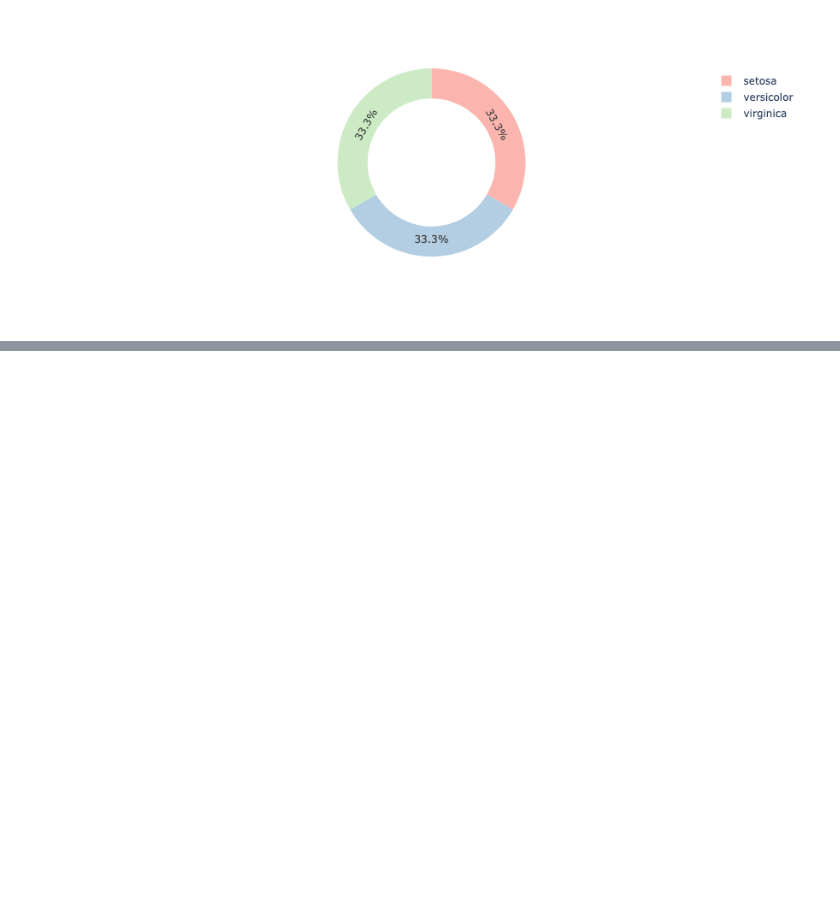
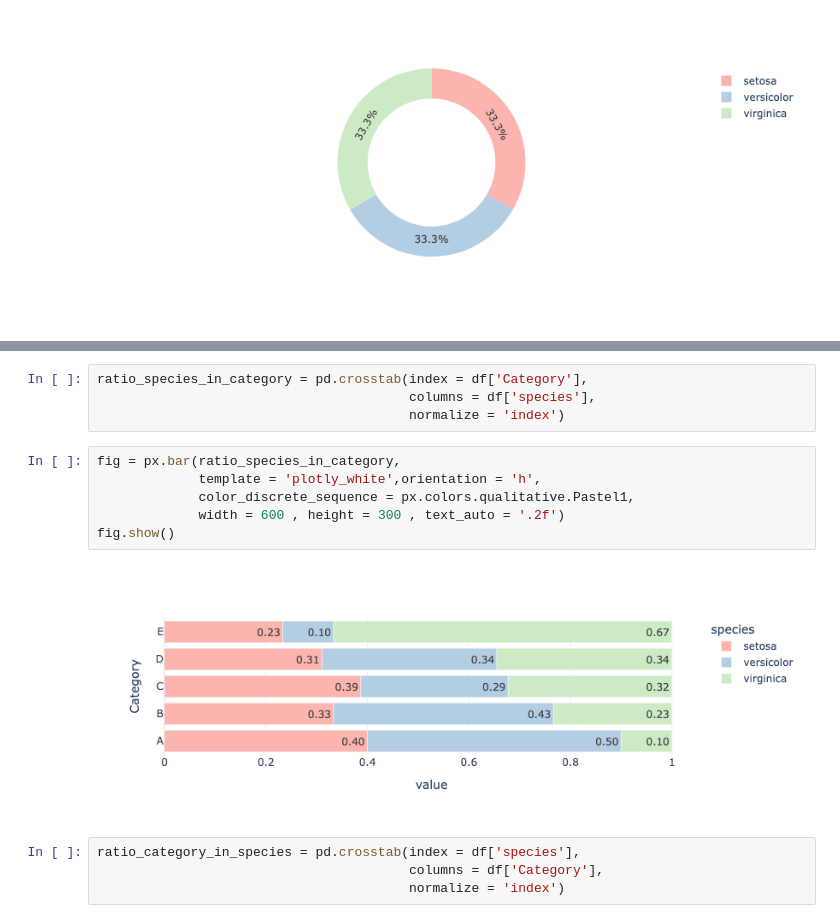
Before and after one commit to Arch-jyh/iris_books, a Jupyter notebook: book1/23/exersice.ipynb, the cells around one changed output, grey strips where cells are left out. Cells and saved outputs as stored; diff of their text form; blank space fills up the shorter version.

```diff
--- a/book1/23/exersice.ipynb
+++ b/book1/23/exersice.ipynb
@@ -286,0 +303,16 @@ fig.show()
+# %%
+ratio_species_in_category = pd.crosstab(index = df['Category'],
+                                        columns = df['species'],
+                                        normalize = 'index')
+# %%
+fig = px.bar(ratio_species_in_category,
+             template = 'plotly_white',orientation = 'h',
+             color_discrete_sequence = px.colors.qualitative.Pastel1,
+             width = 600 , height = 300 , text_auto = '.2f')
+fig.show()
+# %% [output]
+[figure, added]
+# %%
+ratio_category_in_species = pd.crosstab(index = df['species'],
+                                        columns = df['Category'],
+                                        normalize = 'index')
```
Also changed, not shown: parts of 18 cells of this notebook, 1 other file.
